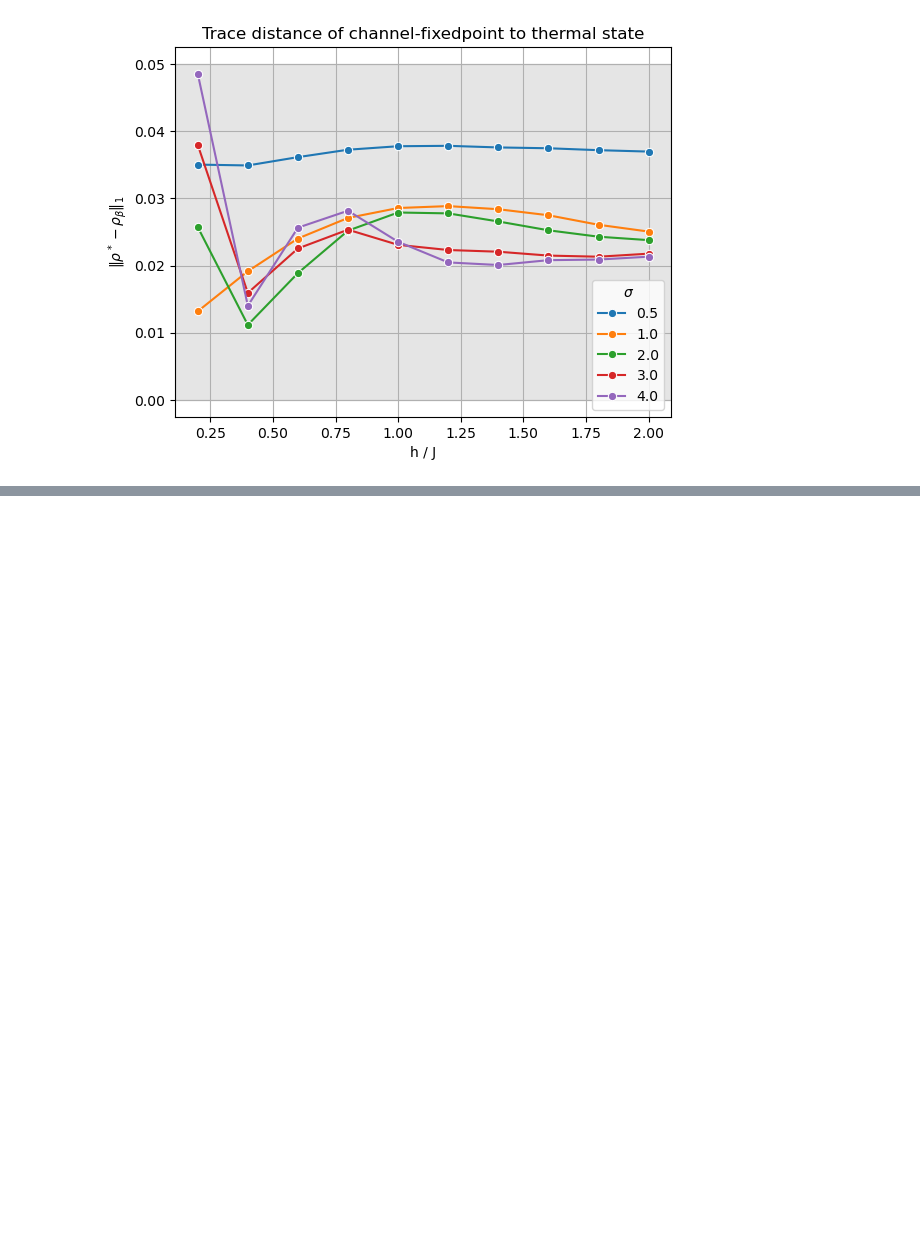
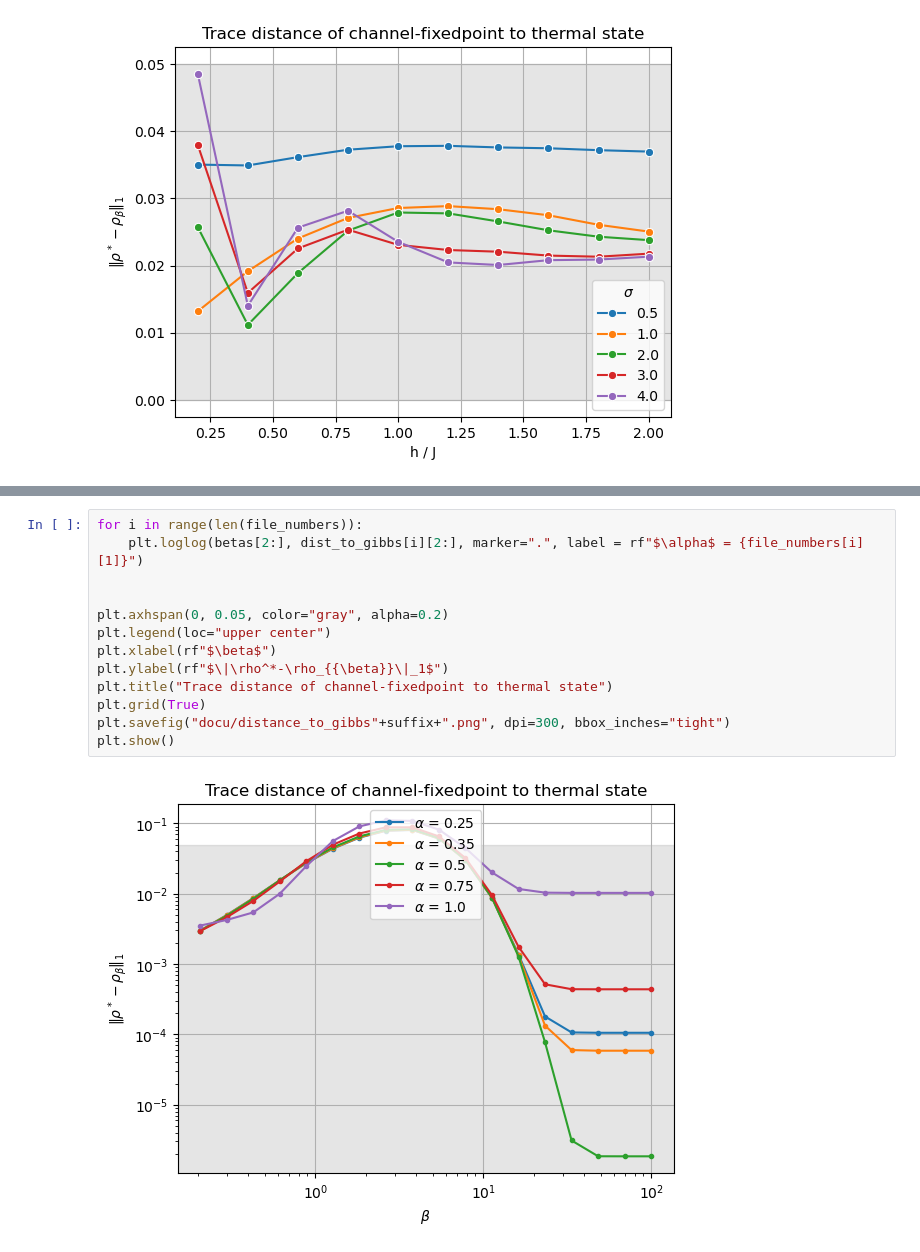
Before and after one commit to gabrielmaresch/groundstate_prep, a Jupyter notebook: sweep_analysis.ipynb, the cells around one changed output, grey strips where cells are left out. Drawn from its saved outputs; the diff is of its cells as text; blank space fills up the shorter version.

```diff
--- a/sweep_analysis.ipynb
+++ b/sweep_analysis.ipynb
@@ -285,0 +359,15 @@ ax.figure.savefig("docu/distance_to_gibbs"+suffix+".png", dpi=300, bbox_inches="
+# %%
+for i in range(len(file_numbers)):
+    plt.loglog(betas[2:], dist_to_gibbs[i][2:], marker=".", label = rf"$\alpha$ = {file_numbers[i][1]}")
+
+
+plt.axhspan(0, 0.05, color="gray", alpha=0.2)
+plt.legend(loc="upper center")
+plt.xlabel(rf"$\beta$")
+plt.ylabel(rf"$\|\rho^*-\rho_{{\beta}}\|_1$")
+plt.title("Trace distance of channel-fixedpoint to thermal state")
+plt.grid(True)
+plt.savefig("docu/distance_to_gibbs"+suffix+".png", dpi=300, bbox_inches="tight")
+plt.show()
+# %% [output]
+[figure, added]
```
Also changed, not shown: parts of 22 cells of this notebook, 11 other files.
